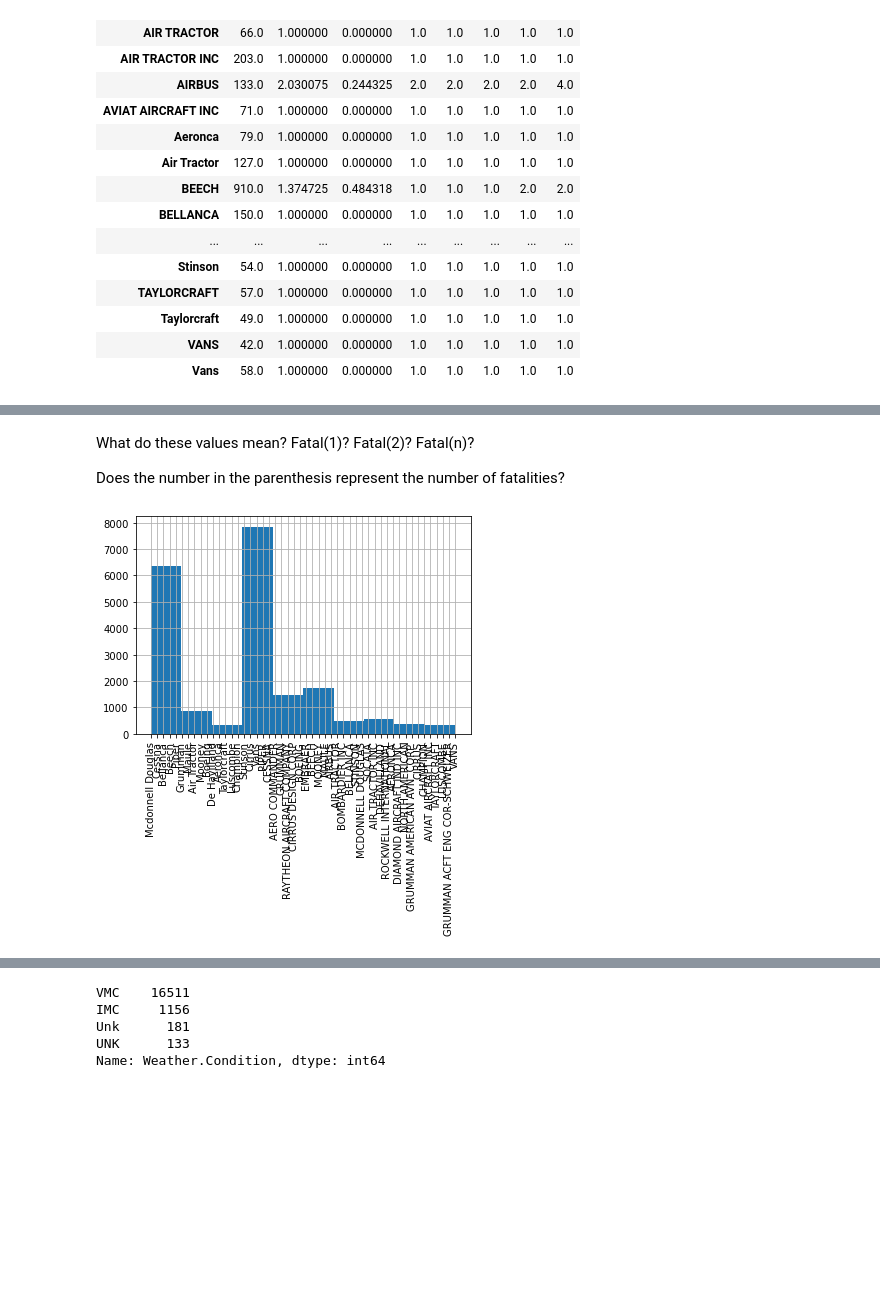
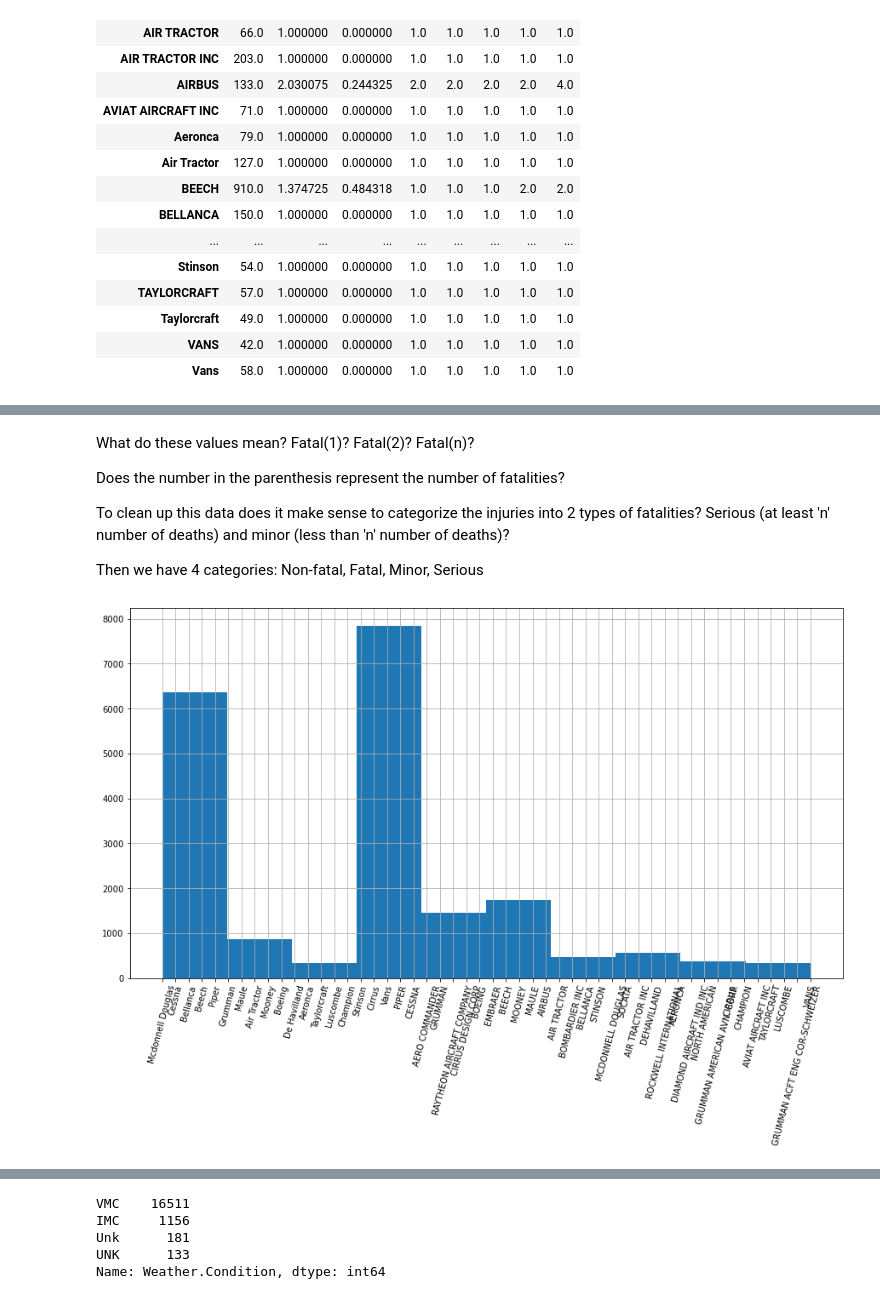
Before and after one commit to ckucewicz/aircraft_safety_project, a Jupyter notebook: aircraft-exploratory-analysis.ipynb, the cells around one changed output, grey strips where cells are left out. Saved outputs shown, nothing was run; the diff lists cells and outputs as text; code cells hidden in the pictures; blank space fills up the shorter version.

```diff
--- a/aircraft-exploratory-analysis.ipynb
+++ b/aircraft-exploratory-analysis.ipynb
@@ -221,10 +305,15 @@ Name: Injury.Severity, dtype: int64
 What do these values mean? Fatal(1)? Fatal(2)? Fatal(n)?
 
 Does the number in the parenthesis represent the number of fatalities?
+
+To clean up this data does it make sense to categorize the injuries into 2 types of fatalities? Serious (at least 'n' number of deaths) and minor (less than 'n' number of deaths)?
+
+Then we have 4 categories: Non-fatal, Fatal, Minor, Serious
-# %%
-df_top_50['Make'].hist(xrot=90);
-# %% [output]
-[figure, removed]
+# %%
+fig, ax = plt.subplots(figsize = (15,8))
+df_top_50['Make'].hist(xrot=75);
+# %% [output]
+[figure, added]
 # %%
 df_top_50['Model'].value_counts()
 # %% [output]
```
Also changed, not shown: parts of 12 cells of this notebook, 2 other files.
